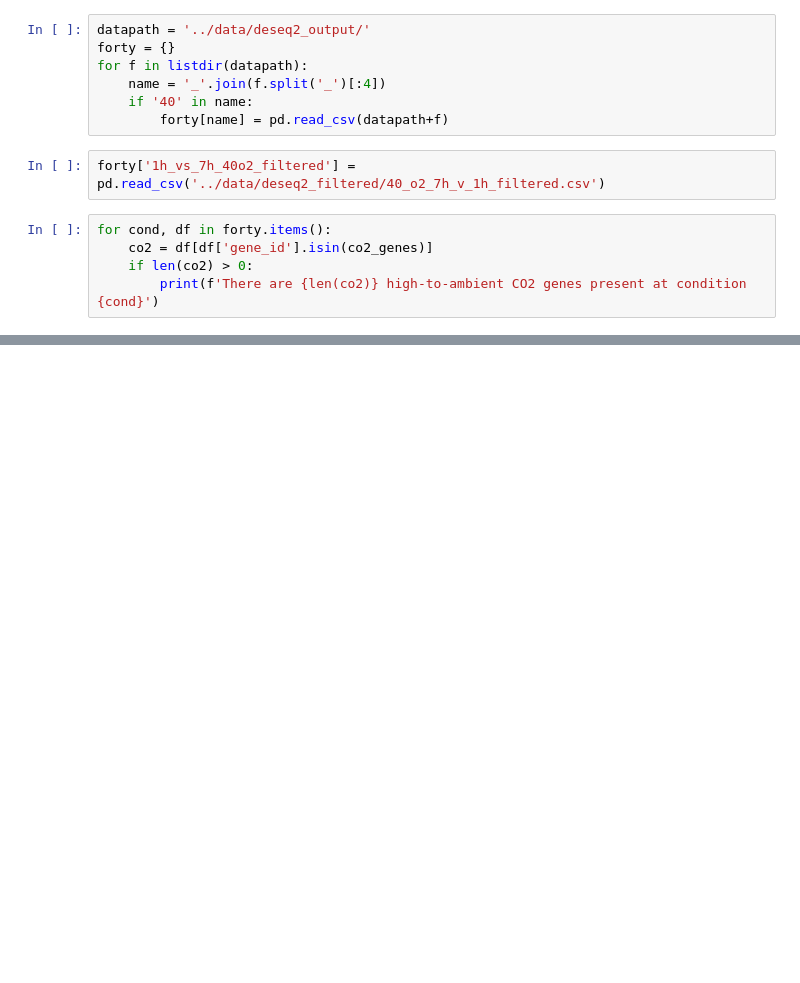
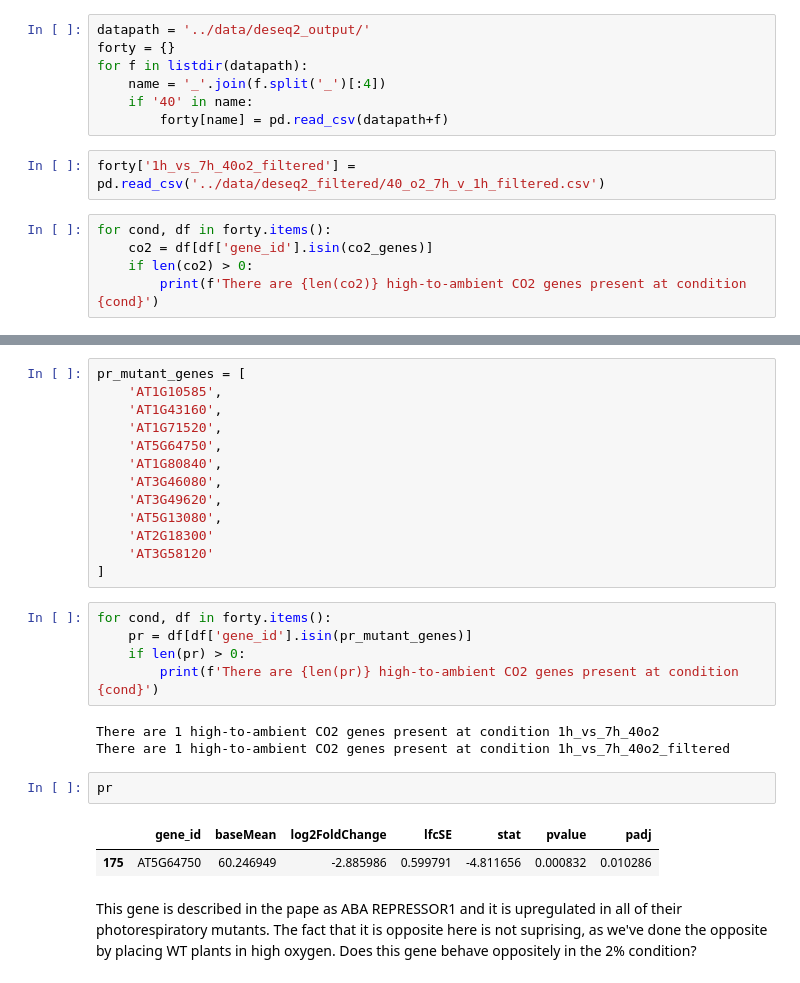
Before and after one commit to serenalotreck/photorespiration-omics, a Jupyter notebook: notebooks/high_CO2_comparison.ipynb, the cells around one changed output, grey strips where cells are left out. Saved outputs shown, nothing was run; the diff lists cells and outputs as text; blank space fills up the shorter version.

Commit message:
Add pr mutants to high CO2 overlap and save PCA from R

```diff
--- a/notebooks/high_CO2_comparison.ipynb
+++ b/notebooks/high_CO2_comparison.ipynb
@@ -38,0 +41,28 @@ Looks like there's no overlap -- I'm not totally surprised, given how small the
+# %%
+pr_mutant_genes = [
+    'AT1G10585',
+    'AT1G43160',
+    'AT1G71520',
+    'AT5G64750',
+    'AT1G80840',
+    'AT3G46080',
+    'AT3G49620',
+    'AT5G13080',
+    'AT2G18300'
+    'AT3G58120'
+]
+# %%
+for cond, df in forty.items():
+    pr = df[df['gene_id'].isin(pr_mutant_genes)]
+    if len(pr) > 0:
+        print(f'There are {len(pr)} high-to-ambient CO2 genes present at condition {cond}')
+# %% [output]
+There are 1 high-to-ambient CO2 genes present at condition 1h_vs_7h_40o2
+There are 1 high-to-ambient CO2 genes present at condition 1h_vs_7h_40o2_filtered
+# %%
+pr
+# %% [output]
+|  | gene_id | baseMean | log2FoldChange | lfcSE | stat | pvalue | padj |
+| 175 | AT5G64750 | 60.246949 | -2.885986 | 0.599791 | -4.811656 | 0.000832 | 0.010286 |
+# %% [markdown]
+This gene is described in the pape as ABA REPRESSOR1 and it is upregulated in all of their photorespiratory mutants. The fact that it is opposite here is not suprising, as we've done the opposite by placing WT plants in high oxygen. Does this gene behave oppositely in the 2% condition?
```
Also changed, not shown: parts of 6 cells of this notebook, 2 other files.
